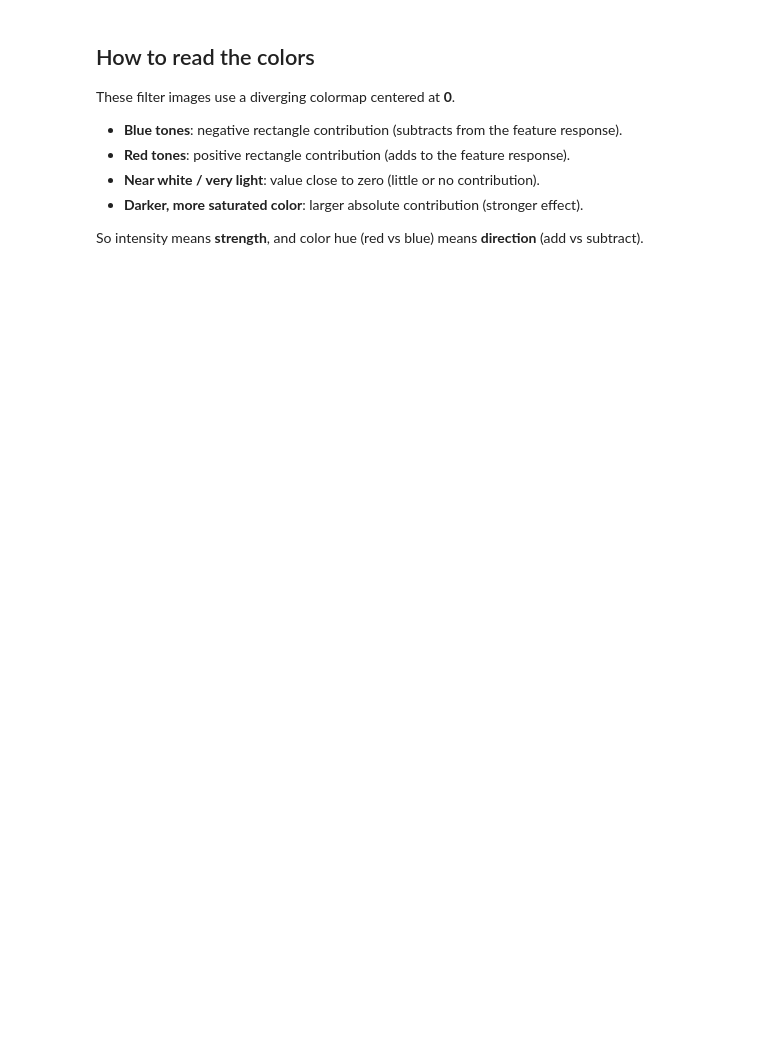
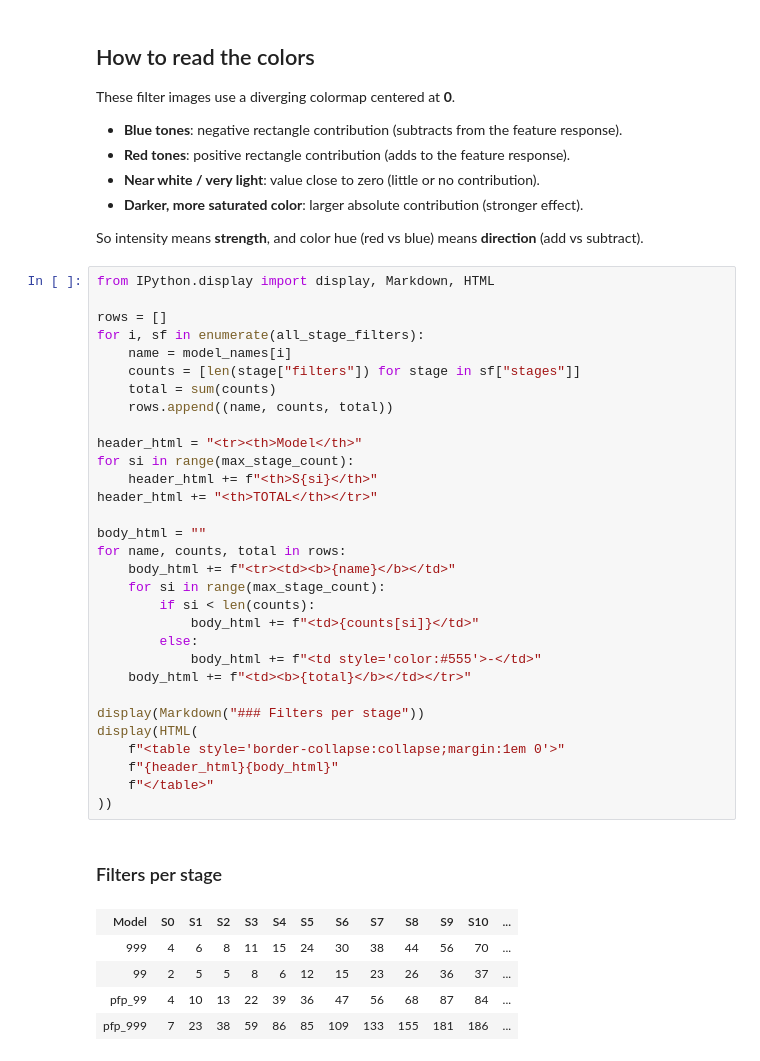
Before and after one commit to MiquelGomezCorral/BIOM-Face-detection, a Jupyter notebook: notebooks/CheckCascadeStages.ipynb, the cells around one changed output. Cells and saved outputs as stored; diff of their text form; blank space fills up the shorter version.

```diff
--- a/notebooks/CheckCascadeStages.ipynb
+++ b/notebooks/CheckCascadeStages.ipynb
@@ -315,3 +373,41 @@ These filter images use a diverging colormap centered at **0**.
 - **Darker, more saturated color**: larger absolute contribution (stronger effect).
 
 So intensity means **strength**, and color hue (red vs blue) means **direction** (add vs subtract).
+# %%
+from IPython.display import display, Markdown, HTML
+
+rows = []
+for i, sf in enumerate(all_stage_filters):
+    name = model_names[i]
+    counts = [len(stage["filters"]) for stage in sf["stages"]]
+    total = sum(counts)
+    rows.append((name, counts, total))
+
+header_html = "<tr><th>Model</th>"
+for si in range(max_stage_count):
+    header_html += f"<th>S{si}</th>"
+header_html += "<th>TOTAL</th></tr>"
+
+body_html = ""
+for name, counts, total in rows:
+    body_html += f"<tr><td><b>{name}</b></td>"
+    for si in range(max_stage_count):
+        if si < len(counts):
+            body_html += f"<td>{counts[si]}</td>"
+        else:
+            body_html += f"<td style='color:#555'>-</td>"
+    body_html += f"<td><b>{total}</b></td></tr>"
+
+display(Markdown("### Filters per stage"))
+display(HTML(
+    f"<table style='border-collapse:collapse;margin:1em 0'>"
+    f"{header_html}{body_html}"
+    f"</table>"
+))
+# %% [output]
+### Filters per stage
+| Model | S0 | S1 | S2 | S3 | S4 | S5 | S6 | S7 | S8 | S9 | S10 | ... |
+| 999 | 4 | 6 | 8 | 11 | 15 | 24 | 30 | 38 | 44 | 56 | 70 | ... |
+| 99 | 2 | 5 | 5 | 8 | 6 | 12 | 15 | 23 | 26 | 36 | 37 | ... |
+| pfp_99 | 4 | 10 | 13 | 22 | 39 | 36 | 47 | 56 | 68 | 87 | 84 | ... |
+| pfp_999 | 7 | 23 | 38 | 59 | 86 | 85 | 109 | 133 | 155 | 181 | 186 | ... |
```
Also changed, not shown: parts of 3 cells of this notebook, 5 other files.
